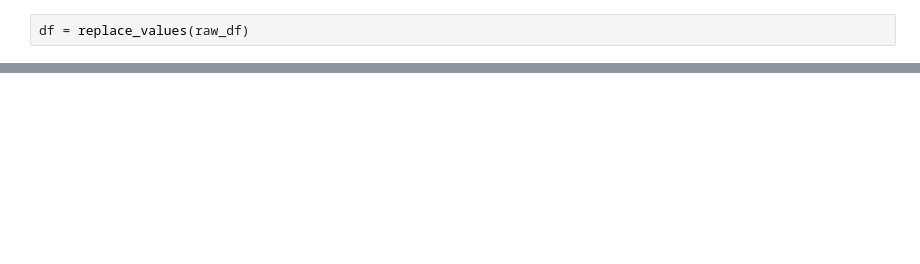
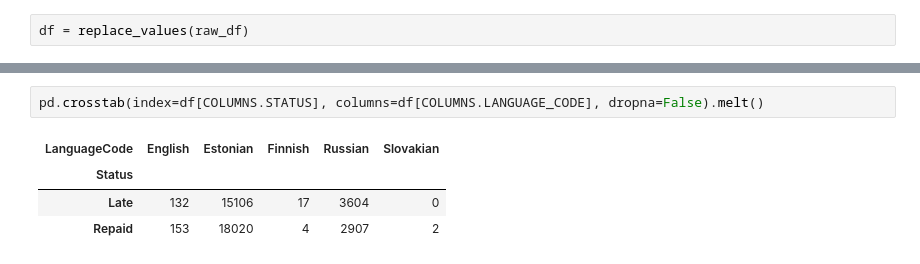
Before and after one commit to valeria-io/credit_model_hack, a Jupyter notebook: notebooks/raw_data_exploration.ipynb, the cells around one changed output, grey strips where cells are left out. Cells and saved outputs as stored; diff of their text form; blank space fills up the shorter version.

```diff
--- a/notebooks/raw_data_exploration.ipynb
+++ b/notebooks/raw_data_exploration.ipynb
@@ -165,0 +311,7 @@ list(raw_df.columns)
+# %%
+pd.crosstab(index=df[COLUMNS.STATUS], columns=df[COLUMNS.LANGUAGE_CODE], dropna=False).melt()
+# %% [output]
+| LanguageCode | English | Estonian | Finnish | Russian | Slovakian |
+| Status |  |  |  |  |  |
+| Late | 132 | 15106 | 17 | 3604 | 0 |
+| Repaid | 153 | 18020 | 4 | 2907 | 2 |
```
Also changed, not shown: parts of 36 cells of this notebook, 15 other files.
